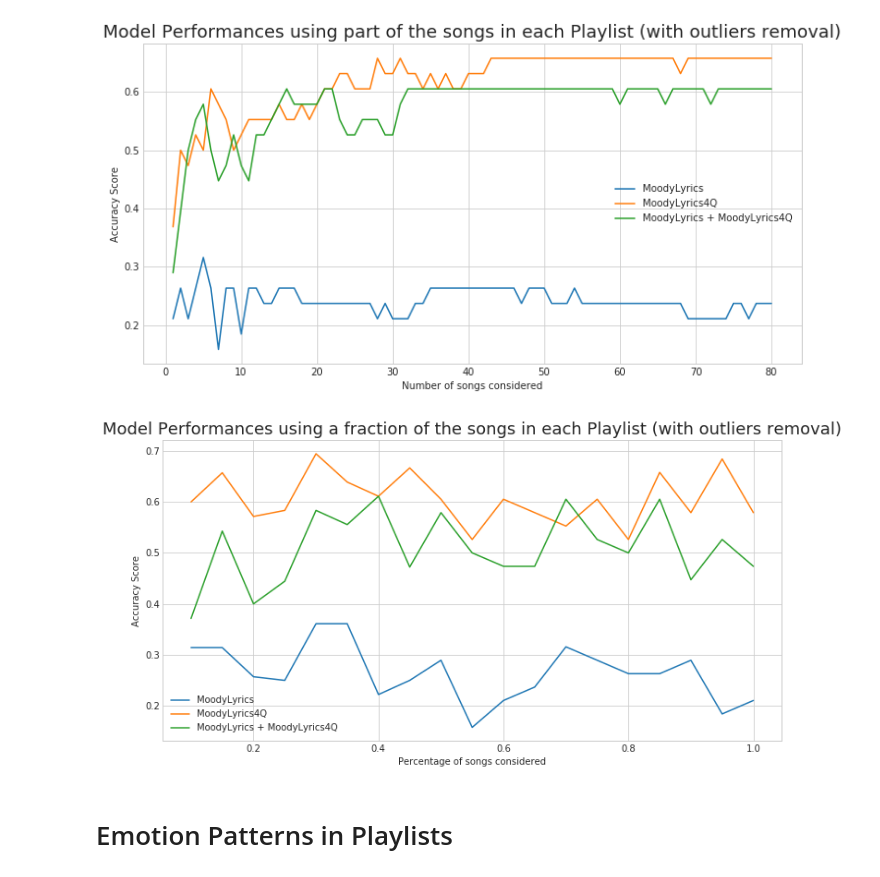
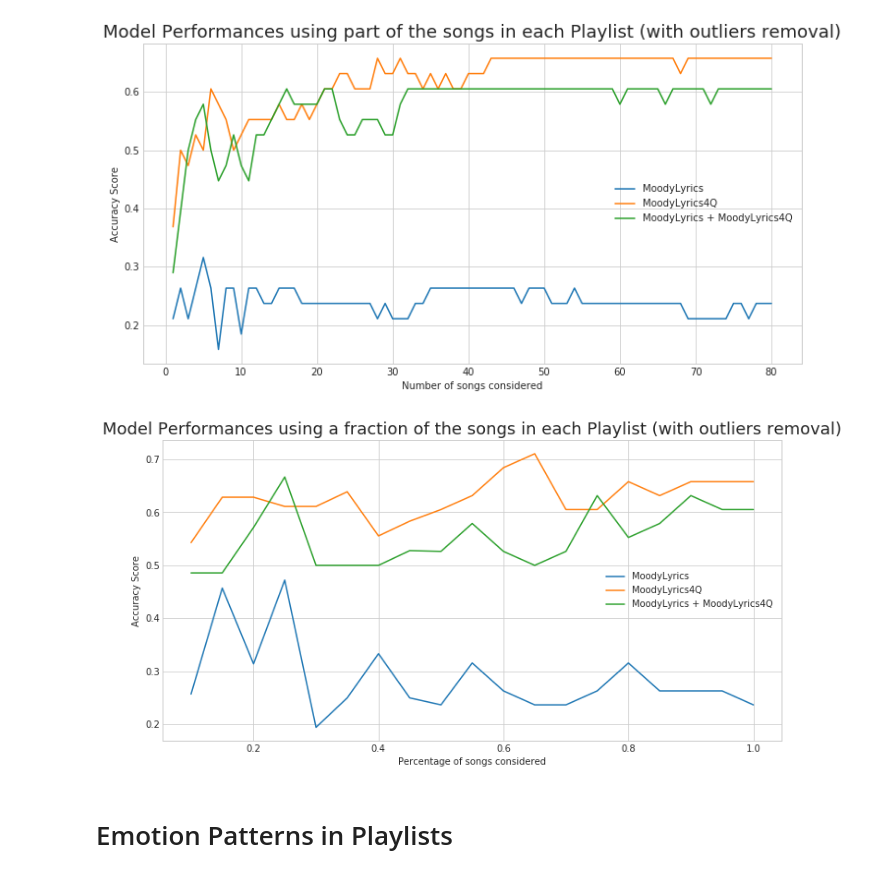
Before and after one commit to sgiammy/emotion-patterns-in-music-playlists, a Jupyter notebook: Notebook/5_Final_steps.ipynb, the cells around one changed output. Drawn from its saved outputs; the diff is of its cells as text; code cells hidden in the pictures.

```diff
--- a/Notebook/5_Final_steps.ipynb
+++ b/Notebook/5_Final_steps.ipynb
@@ -1180,17 +1180,17 @@ for t in np.arange(0.1, 1.05, 0.05):
 
     playlistDf_ml_alone = songsFeat_ml_alone\
         .groupby(by='PLAYLIST_PID',as_index=False)\
-        .apply(lambda x: x.sample(frac=t, replace=True))\
+        .apply(lambda x: x.sample(frac=t))\
         .groupby(by='PLAYLIST_PID',as_index=False)\
         .agg(map_mean)
     playlistDf_ml4q_alone = songsFeat_ml4q_alone\
         .groupby(by='PLAYLIST_PID',as_index=False)\
-        .apply(lambda x: x.sample(frac=t, replace=True))\
+        .apply(lambda x: x.sample(frac=t))\
         .groupby(by='PLAYLIST_PID',as_index=False)\
         .agg(map_mean)
     playlistDf_ml_ml4q = songsFeat_ml_ml4q\
         .groupby(by='PLAYLIST_PID',as_index=False)\
-        .apply(lambda x: x.sample(frac=t, replace=True))\
+        .apply(lambda x: x.sample(frac=t))\
         .groupby(by='PLAYLIST_PID',as_index=False)\
         .agg(map_mean)
 
@@ -1310,9 +1310,9 @@ performances = dict()
 for t in np.arange(0.1, 1.05, 0.05):
     performances[t] = np.zeros(3)
     data = {
-        'ML': songsFeat_ml_alone.groupby(by='PLAYLIST_PID',as_index=False).apply(lambda x: x.sample(frac=t, replace=True)),
-        'ML4Q': songsFeat_ml4q_alone.groupby(by='PLAYLIST_PID',as_index=False).apply(lambda x: x.sample(frac=t, replace=True)),
-        'ML + ML4Q': songsFeat_ml_ml4q.groupby(by='PLAYLIST_PID',as_index=False).apply(lambda x: x.sample(frac=t, replace=True))
+        'ML': songsFeat_ml_alone.groupby(by='PLAYLIST_PID',as_index=False).apply(lambda x: x.sample(frac=t, axis=0)),
+        'ML4Q': songsFeat_ml4q_alone.groupby(by='PLAYLIST_PID',as_index=False).apply(lambda x: x.sample(frac=t, axis=0)),
+        'ML + ML4Q': songsFeat_ml_ml4q.groupby(by='PLAYLIST_PID',as_index=False).apply(lambda x: x.sample(frac=t, axis=0))
     }
 
     y_true = []
@@ -1333,34 +1333,34 @@ for t in np.arange(0.1, 1.05, 0.05):
                 true_label = predictions_ml_ml4q[predictions_ml_ml4q['PLAYLIST_PID'] == playlist]['Emotion']
                 y_true.append(int(true[str(true_label.values)]))
             pred, outliers_c = robust_classify(x)
             outliers_count += outliers_c
             predictions.append(np.argmax(pred))
         if name == 'ML':
             performances[t][0] = accuracy_score(y_true, predictions)
         elif name == 'ML4Q':
             performances[t][1] = accuracy_score(y_true, predictions)
         elif name == 'ML + ML4Q':
             performances[t][2] = accuracy_score(y_true, predictions)
         y_true = []
 # Plot what we obtained
 x = sorted(list(performances.keys()))
 ml_alone_perf = [performances[k][0] for k in x]
 ml4q_alone_perf = [performances[k][1] for k in x]
 ml_ml4q_perf = [performances[k][2] for k in x]
 
 fig = plt.gcf()
 fig.set_size_inches(12, 6)
 
 plt.plot(x, ml_alone_perf, label='MoodyLyrics')
 plt.plot(x, ml4q_alone_perf, label='MoodyLyrics4Q')
 plt.plot(x, ml_ml4q_perf, label='MoodyLyrics + MoodyLyrics4Q')
 plt.legend()
 plt.title('Model Performances using a fraction of the songs in each Playlist (with outliers removal)', fontsize=18)
 plt.xlabel('Percentage of songs considered')
 plt.ylabel('Accuracy Score')
 plt.show()
 # %% [output]
-[figure, old version]
+[figure, new version]
 # %% [markdown]
 # Emotion Patterns in Playlists
 # %%
```
Also changed, not shown: parts of 1 cell of this notebook.
